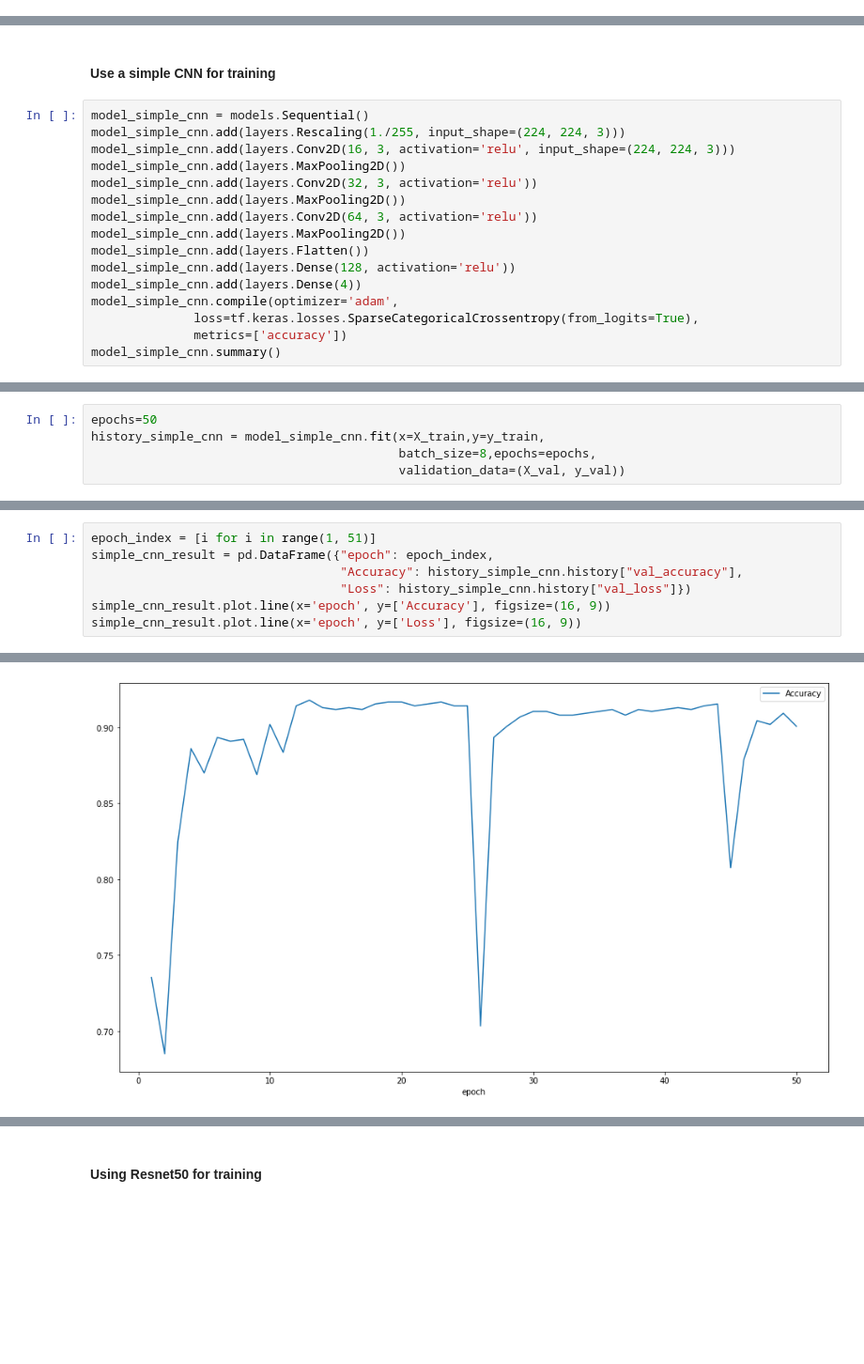
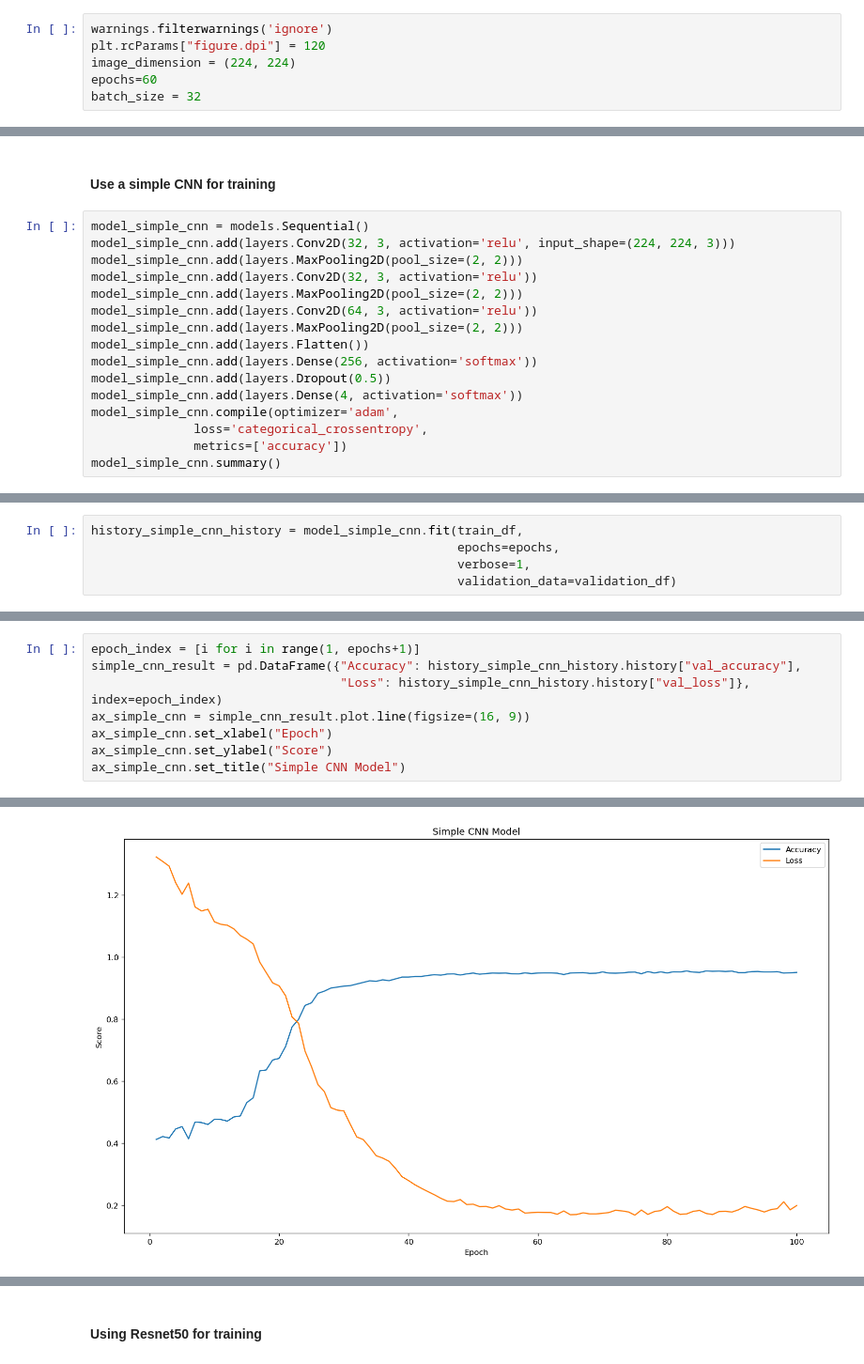
Before and after one commit to wesley0628/Brain_MRI_Image_Analysis, a Jupyter notebook: Brain_tumor_detection.ipynb, the cells around one changed output, grey strips where cells are left out. Shown at 94% size. Drawn from its saved outputs; the diff is of its cells as text; blank space fills up the shorter version.

```diff
--- a/Brain_tumor_detection.ipynb
+++ b/Brain_tumor_detection.ipynb
@@ -11,0 +15,6 @@ image_dimension = (224, 224)
+# %%
+warnings.filterwarnings('ignore')
+plt.rcParams["figure.dpi"] = 120
+image_dimension = (224, 224)
+epochs=60
+batch_size = 32
@@ -41,18 +62,18 @@ X_train, X_val, y_train, y_val = train_test_split(features, labels, test_size=0.
 #### Use a simple CNN for training
 # %%
 model_simple_cnn = models.Sequential()
-model_simple_cnn.add(layers.Rescaling(1./255, input_shape=(224, 224, 3)))
-model_simple_cnn.add(layers.Conv2D(16, 3, activation='relu', input_shape=(224, 224, 3)))
-model_simple_cnn.add(layers.MaxPooling2D())
+model_simple_cnn.add(layers.Conv2D(32, 3, activation='relu', input_shape=(224, 224, 3)))
+model_simple_cnn.add(layers.MaxPooling2D(pool_size=(2, 2)))
 model_simple_cnn.add(layers.Conv2D(32, 3, activation='relu'))
-model_simple_cnn.add(layers.MaxPooling2D())
+model_simple_cnn.add(layers.MaxPooling2D(pool_size=(2, 2)))
 model_simple_cnn.add(layers.Conv2D(64, 3, activation='relu'))
-model_simple_cnn.add(layers.MaxPooling2D())
+model_simple_cnn.add(layers.MaxPooling2D(pool_size=(2, 2)))
 model_simple_cnn.add(layers.Flatten())
-model_simple_cnn.add(layers.Dense(128, activation='relu'))
-model_simple_cnn.add(layers.Dense(4))
+model_simple_cnn.add(layers.Dense(256, activation='softmax'))
+model_simple_cnn.add(layers.Dropout(0.5))
+model_simple_cnn.add(layers.Dense(4, activation='softmax'))
 model_simple_cnn.compile(optimizer='adam',
-              loss=tf.keras.losses.SparseCategoricalCrossentropy(from_logits=True),
+              loss='categorical_crossentropy',
               metrics=['accuracy'])
 model_simple_cnn.summary()
 # %% [output]
@@ -78,5 +96,0 @@ _________________________________________________________________
-# %%
-epochs=50
-history_simple_cnn = model_simple_cnn.fit(x=X_train,y=y_train,
-                                          batch_size=8,epochs=epochs,
-                                          validation_data=(X_val, y_val))
@@ -92,0 +97,5 @@ KeyboardInterrupt:
+# %%
+history_simple_cnn_history = model_simple_cnn.fit(train_df,
+                                                  epochs=epochs,
+                                                  verbose=1,
+                                                  validation_data=validation_df)
@@ -93,8 +120,9 @@ KeyboardInterrupt:
 # %%
-epoch_index = [i for i in range(1, 51)]
-simple_cnn_result = pd.DataFrame({"epoch": epoch_index,
-                                  "Accuracy": history_simple_cnn.history["val_accuracy"],
-                                  "Loss": history_simple_cnn.history["val_loss"]})
-simple_cnn_result.plot.line(x='epoch', y=['Accuracy'], figsize=(16, 9))
-simple_cnn_result.plot.line(x='epoch', y=['Loss'], figsize=(16, 9))
+epoch_index = [i for i in range(1, epochs+1)]
+simple_cnn_result = pd.DataFrame({"Accuracy": history_simple_cnn_history.history["val_accuracy"],
+                                  "Loss": history_simple_cnn_history.history["val_loss"]}, index=epoch_index)
+ax_simple_cnn = simple_cnn_result.plot.line(figsize=(16, 9))
+ax_simple_cnn.set_xlabel("Epoch")
+ax_simple_cnn.set_ylabel("Score")
+ax_simple_cnn.set_title("Simple CNN Model")
 # %% [output]
@@ -102 +130 @@ simple_cnn_result.plot.line(x='epoch', y=['Loss'], figsize=(16, 9))
-[figure, old version]
+[figure, new version]
```
Also changed, not shown: parts of 23 cells of this notebook.
